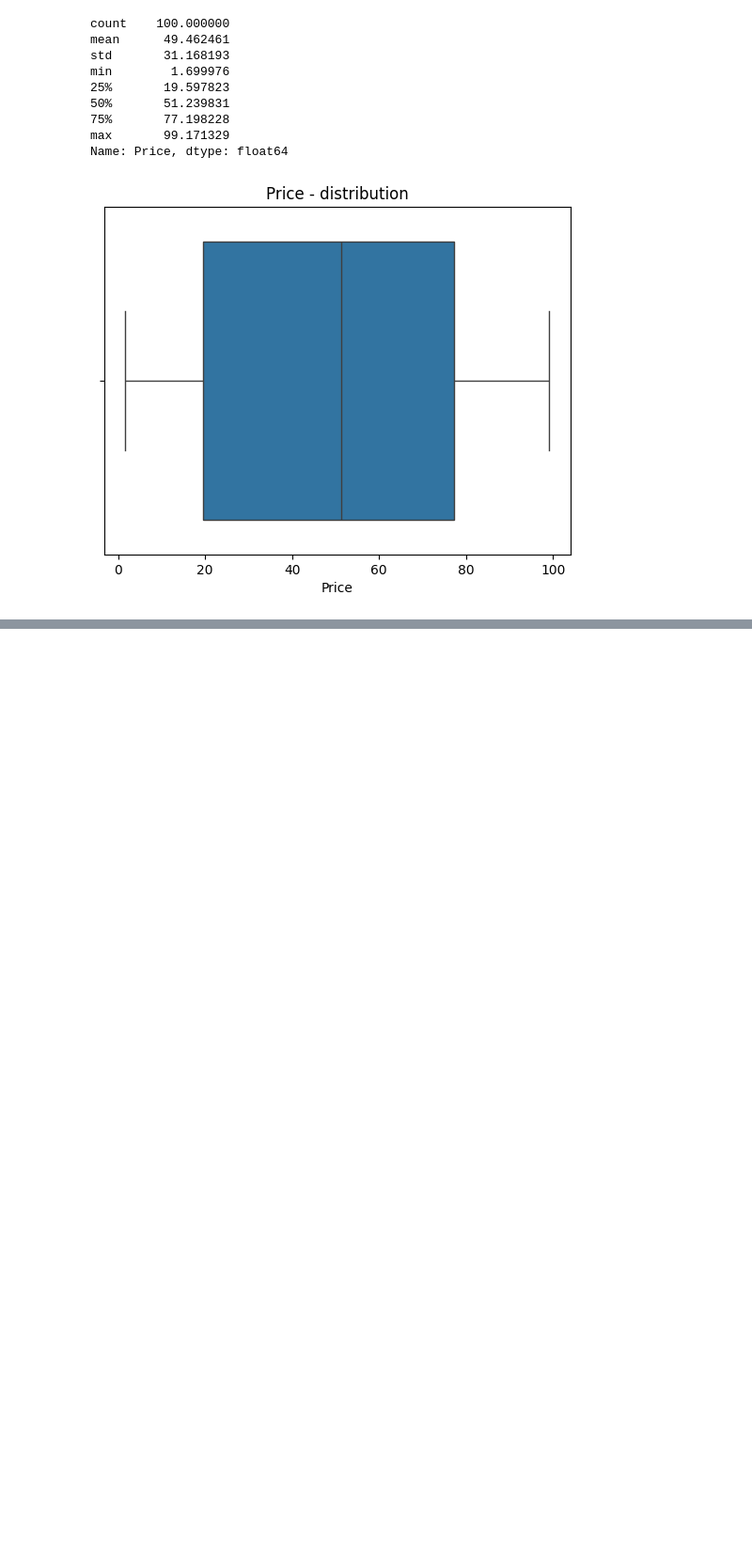
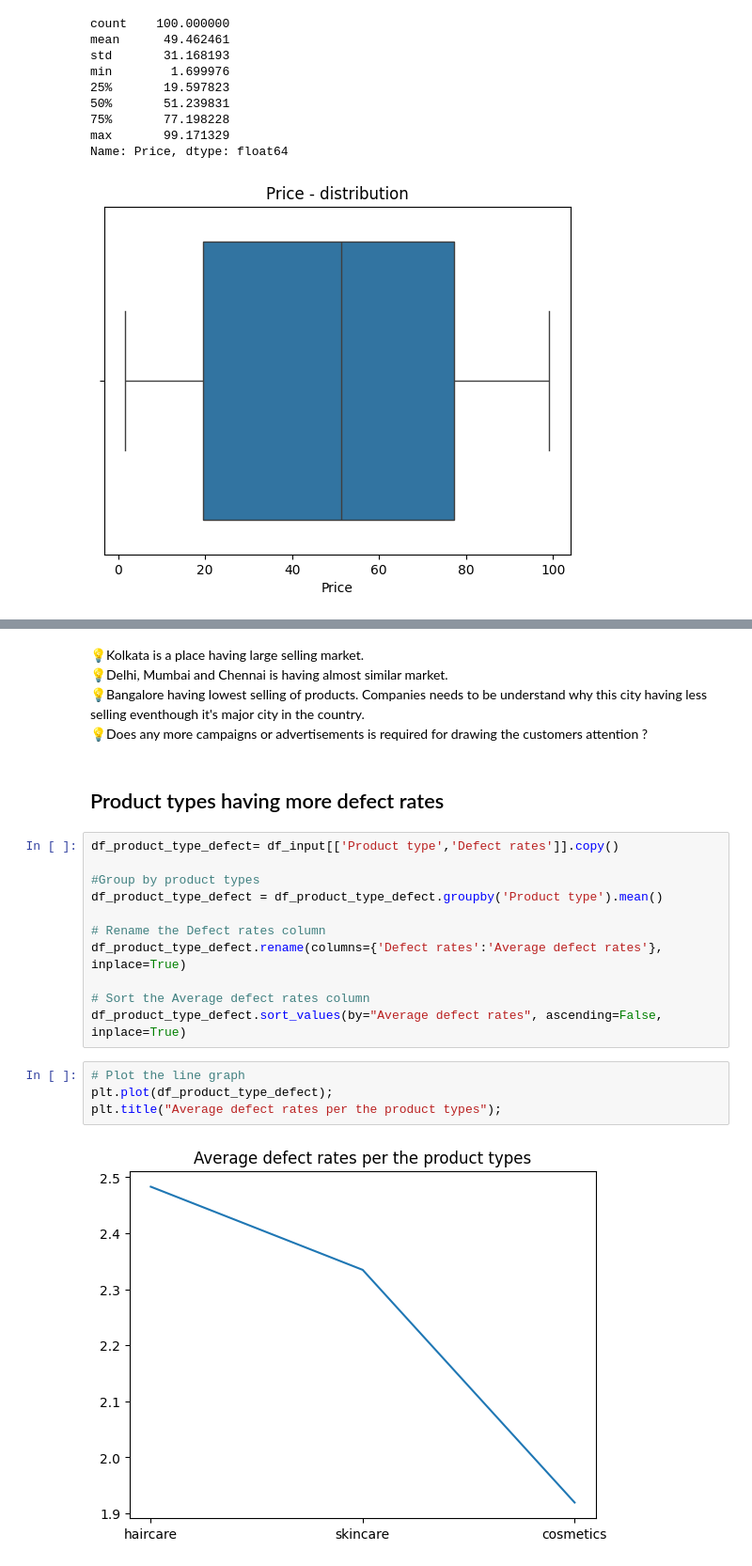
Before and after one commit to ajithcl/SupplyChainAnalysis, a Jupyter notebook: SupplyChain.ipynb, the cells around one changed output, grey strips where cells are left out. Shown at 94% size. Saved outputs shown, nothing was run; the diff lists cells and outputs as text; blank space fills up the shorter version.

```diff
--- a/SupplyChain.ipynb
+++ b/SupplyChain.ipynb
@@ -490,0 +526,24 @@ Name: Price, dtype: float64
+# %% [markdown]
+💡Kolkata is a place having large selling market.<br>
+💡Delhi, Mumbai and Chennai is having almost similar market.<br>
+💡Bangalore having lowest selling of products. Companies needs to be understand why this city having less selling eventhough it's major city in the country. <br>
+💡Does any more campaigns or advertisements is required for drawing the customers attention ?
+# %% [markdown]
+## Product types having more defect rates
+# %%
+df_product_type_defect= df_input[['Product type','Defect rates']].copy()
+
+#Group by product types
+df_product_type_defect = df_product_type_defect.groupby('Product type').mean()
+
+# Rename the Defect rates column
+df_product_type_defect.rename(columns={'Defect rates':'Average defect rates'}, inplace=True)
+
+# Sort the Average defect rates column
+df_product_type_defect.sort_values(by="Average defect rates", ascending=False, inplace=True)
+# %%
+# Plot the line graph
+plt.plot(df_product_type_defect);
+plt.title("Average defect rates per the product types");
+# %% [output]
+[figure, added]
```
Also changed, not shown: parts of 40 cells of this notebook.
